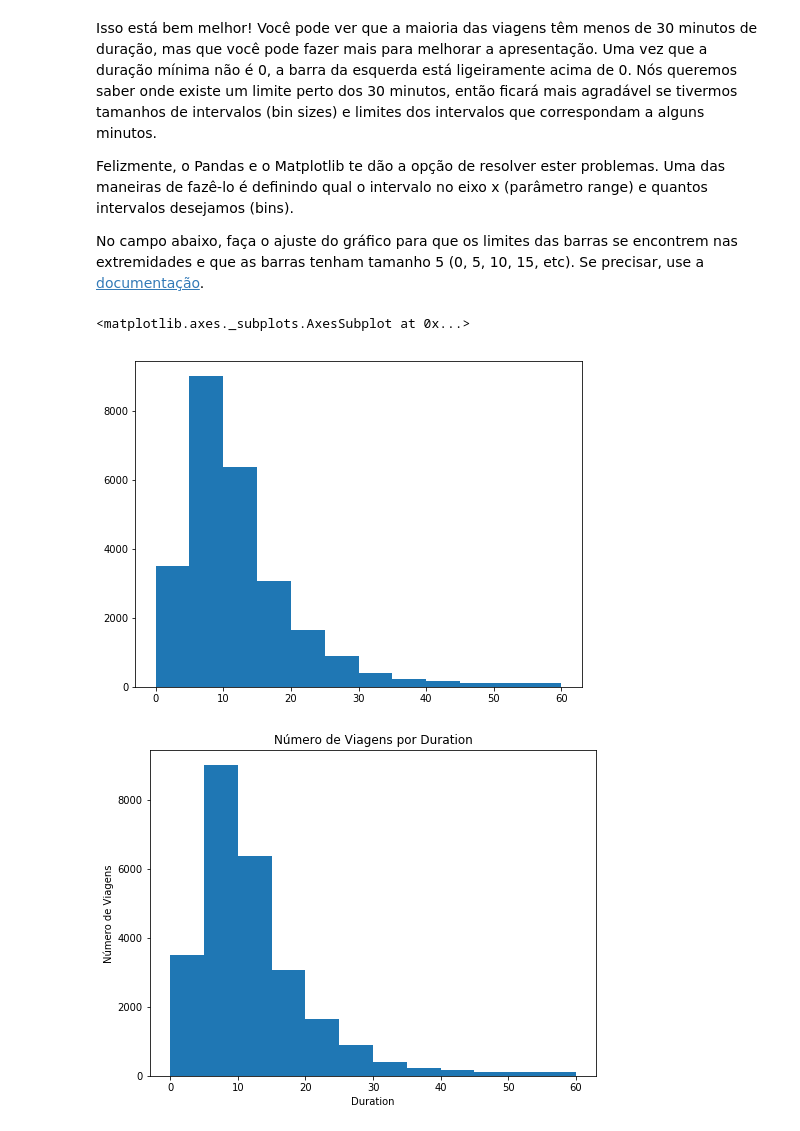
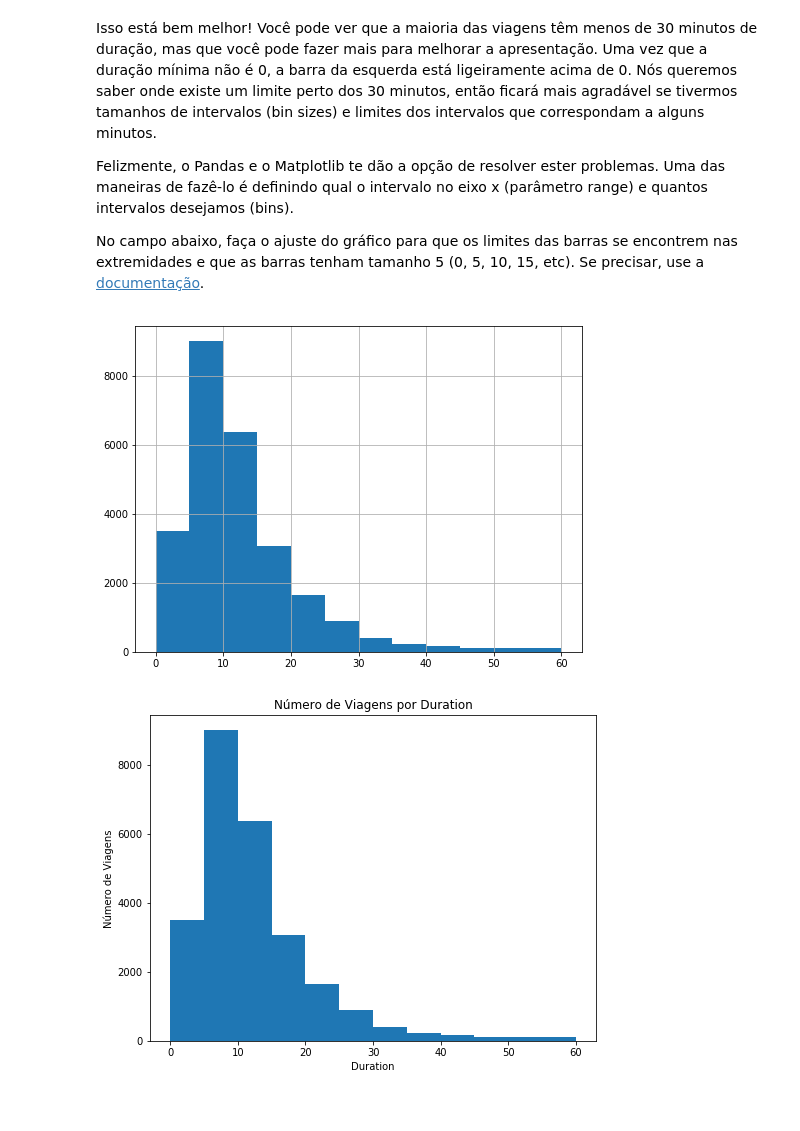
Before and after one commit to resilva87/udacity-datascience-I, a Jupyter notebook: Analise_Bay_Area_Bike_Share-NDFDSI.ipynb, the cells around one changed output. Saved outputs shown, nothing was run; the diff lists cells and outputs as text; code cells hidden in the pictures.

```diff
--- a/Analise_Bay_Area_Bike_Share-NDFDSI.ipynb
+++ b/Analise_Bay_Area_Bike_Share-NDFDSI.ipynb
@@ -350,12 +361,15 @@ Isso está bem melhor! Você pode ver que a maioria das viagens têm menos de 30
 Felizmente, o Pandas e o Matplotlib te dão a opção de resolver ester problemas. Uma das maneiras de fazê-lo é definindo qual o intervalo no eixo x (parâmetro range) e quantos intervalos desejamos (bins).
 
 No campo abaixo, faça o ajuste do gráfico para que os limites das barras se encontrem nas extremidades e que as barras tenham tamanho 5 (0, 5, 10, 15, etc). Se precisar, use a [documentação](http://matplotlib.org/api/_as_gen/matplotlib.axes.Axes.hist.html#matplotlib.axes.Axes.hist).
-# %%
-# faça o gráfico ajustado que começará no 0 e terá o bin size de 5
-df_duration_below_60['duration'].hist(figsize=(8,6), grid=False, bins=12, range=(0, 60))
-# %% [output]
-<matplotlib.axes._subplots.AxesSubplot at 0x...>
-[figure, removed]
+# %%
+fig, axes = plt.subplots()
+df_duration_below_60['duration'].hist(figsize=(8,6), grid=True, bins=12, range=(0, 60))
+axesticks = [item.get_text() for item in axes.get_xticklabels()]
+axesticks[0] = '1'
+axes.set_xticklabels(labels, minor=True)
+plt.show()
+# %% [output]
+[figure, added]
 # %%
 # rode esta linha para verificar como deve ficar o seu gráfico
 usage_plot(trip_data, 'duration', ['duration < 60'], boundary = 0, bin_width = 5)
```
Also changed, not shown: parts of 6 cells of this notebook.
